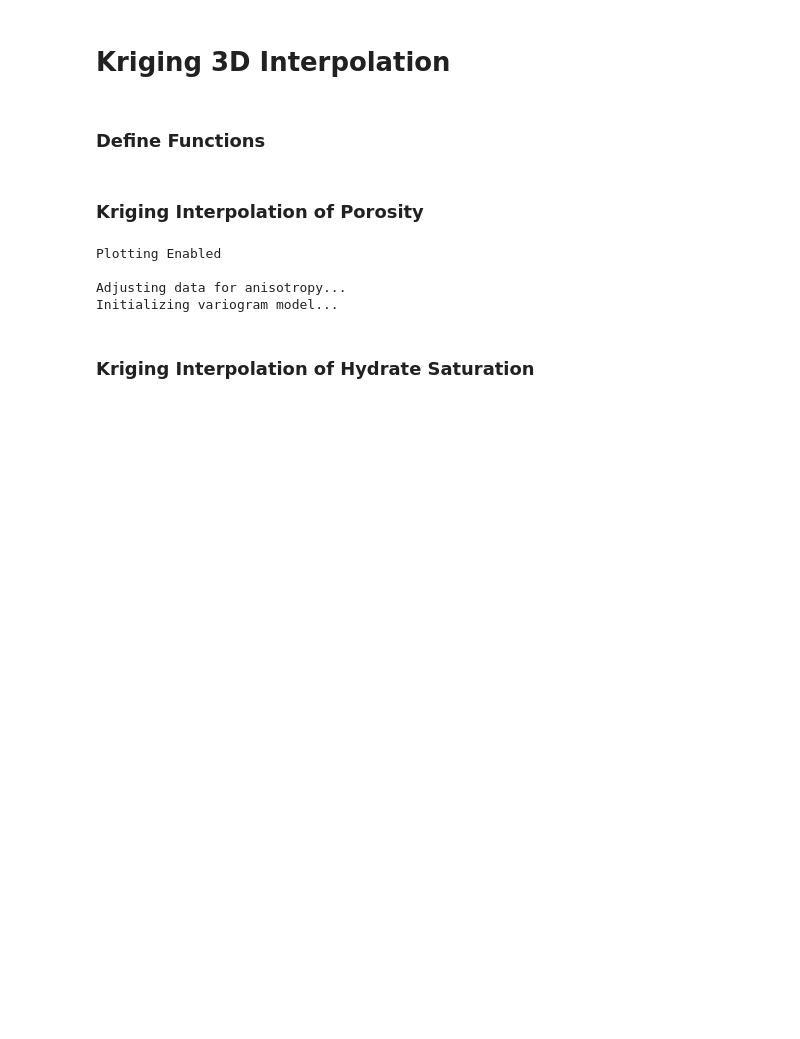
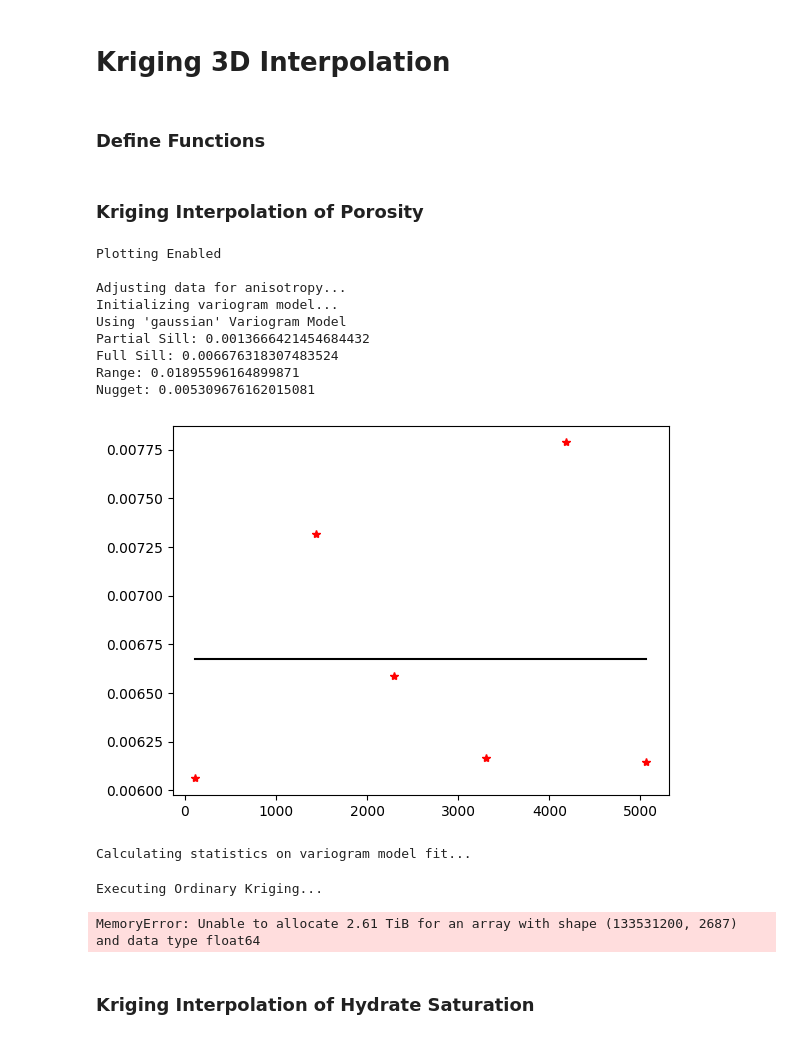
Before and after one commit to zivmax/model-2024c, a Jupyter notebook: code/kriging3D.ipynb, the cells around one changed output. Drawn from its saved outputs; the diff is of its cells as text; code cells hidden in the pictures; blank space fills up the shorter version.

```diff
--- a/code/kriging3D.ipynb
+++ b/code/kriging3D.ipynb
@@ -14,3 +10,16 @@ well_info, sensor_data_list = load_and_preprocess()
+# %%
+from loadAndPreprocess import load_and_preprocess
+
+'''
+well_info: Well, X, Y, Total Resources
+sensor_data: Depth, Porosity, Hydrate Saturation, Estimated Resources
+'''
+well_info, sensor_data_list = load_and_preprocess()
+
+# Remove the data point with NaN value
+well_info = well_info.dropna()
+for sensor_data in sensor_data_list:
+    sensor_data.dropna(inplace=True)
 # %% [markdown]
 # Kriging 3D Interpolation
 # %% [markdown]
@@ -89,14 +98,24 @@ def plot_3D_mesh(t, grid_x, grid_y, grid_z, title: str):
 # %% [markdown]
 ### Kriging Interpolation of Porosity
 # %%
-ok3d, grid = compose_krige3D("Porosity", 1.0, (10, 10, 1), 'gaussian')
+ok3d, grid = compose_krige3D("Porosity", 0.4, (100, 100, 10), 'gaussian')
 # %% [output]
 Plotting Enabled
 
 Adjusting data for anisotropy...
 Initializing variogram model...
+Using 'gaussian' Variogram Model
+Partial Sill: 0.0013666421454684432
+Full Sill: 0.006676318307483524
+Range: 0.01895596164899871
+Nugget: 0.005309676162015081
+[figure, added]
+Calculating statistics on variogram model fit...
 # %%
 t_poro, ss3d_poro = ok3d.execute('grid', *grid)
+# %% [output]
+Executing Ordinary Kriging...
+MemoryError: Unable to allocate 2.61 TiB for an array with shape (133531200, 2687) and data type float64
 # %%
 plot_3D_mesh(t_poro, *grid, "Kriging Interpolation of Porosity")
 # %%
```
Also changed, not shown: parts of 2 cells of this notebook, 4 other files.
